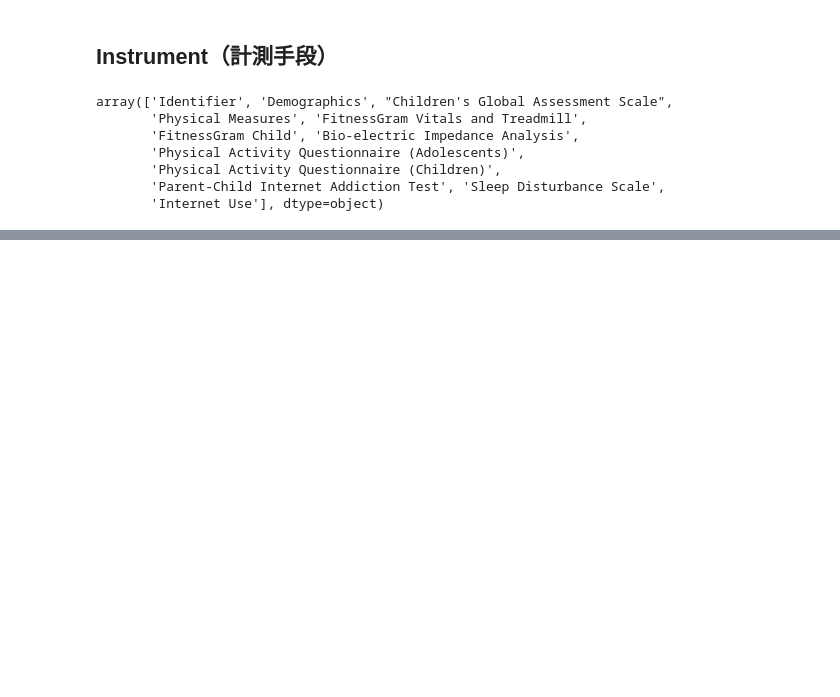
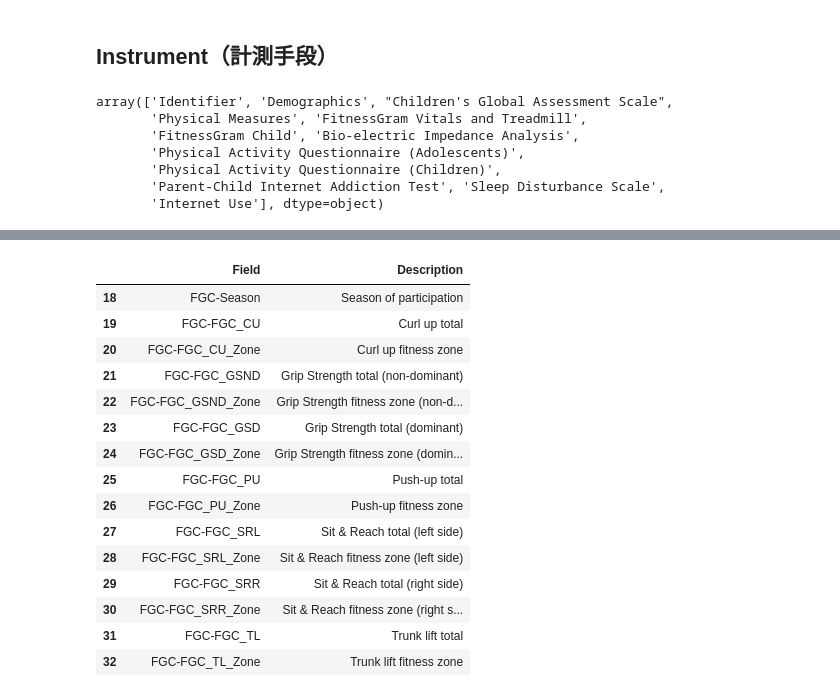
Before and after one commit to yuji-sgs/child-mind-institute, a Jupyter notebook: EDA_Myself.ipynb, the cells around one changed output, grey strips where cells are left out. Saved outputs shown, nothing was run; the diff lists cells and outputs as text; code cells hidden in the pictures; blank space fills up the shorter version.

Commit message:
FitnessGram Childまでデータ理解

```diff
--- a/EDA_Myself.ipynb
+++ b/EDA_Myself.ipynb
@@ -245,0 +359,19 @@ array(['Identifier', 'Demographics', "Children's Global Assessment Scale",
+# %%
+data_dict[data_dict['Instrument'] == 'FitnessGram Child'][['Field', 'Description']]
+# %% [output]
+|  | Field | Description |
+| 18 | FGC-Season | Season of participation |
+| 19 | FGC-FGC_CU | Curl up total |
+| 20 | FGC-FGC_CU_Zone | Curl up fitness zone |
+| 21 | FGC-FGC_GSND | Grip Strength total (non-dominant) |
+| 22 | FGC-FGC_GSND_Zone | Grip Strength fitness zone (non-d... |
+| 23 | FGC-FGC_GSD | Grip Strength total (dominant) |
+| 24 | FGC-FGC_GSD_Zone | Grip Strength fitness zone (domin... |
+| 25 | FGC-FGC_PU | Push-up total |
+| 26 | FGC-FGC_PU_Zone | Push-up fitness zone |
+| 27 | FGC-FGC_SRL | Sit & Reach total (left side) |
+| 28 | FGC-FGC_SRL_Zone | Sit & Reach fitness zone (left side) |
+| 29 | FGC-FGC_SRR | Sit & Reach total (right side) |
+| 30 | FGC-FGC_SRR_Zone | Sit & Reach fitness zone (right s... |
+| 31 | FGC-FGC_TL | Trunk lift total |
+| 32 | FGC-FGC_TL_Zone | Trunk lift fitness zone |
```
Also changed, not shown: parts of 19 cells of this notebook.
